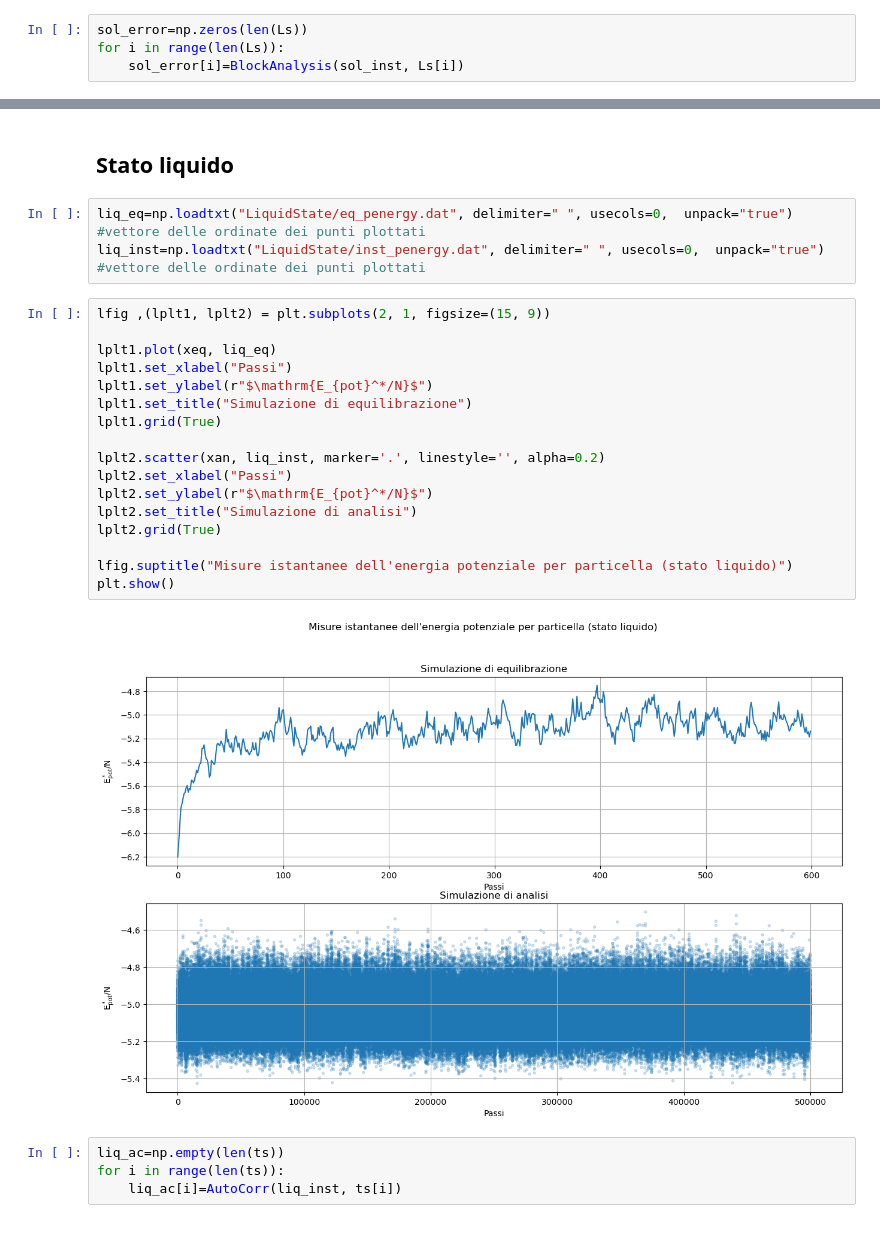
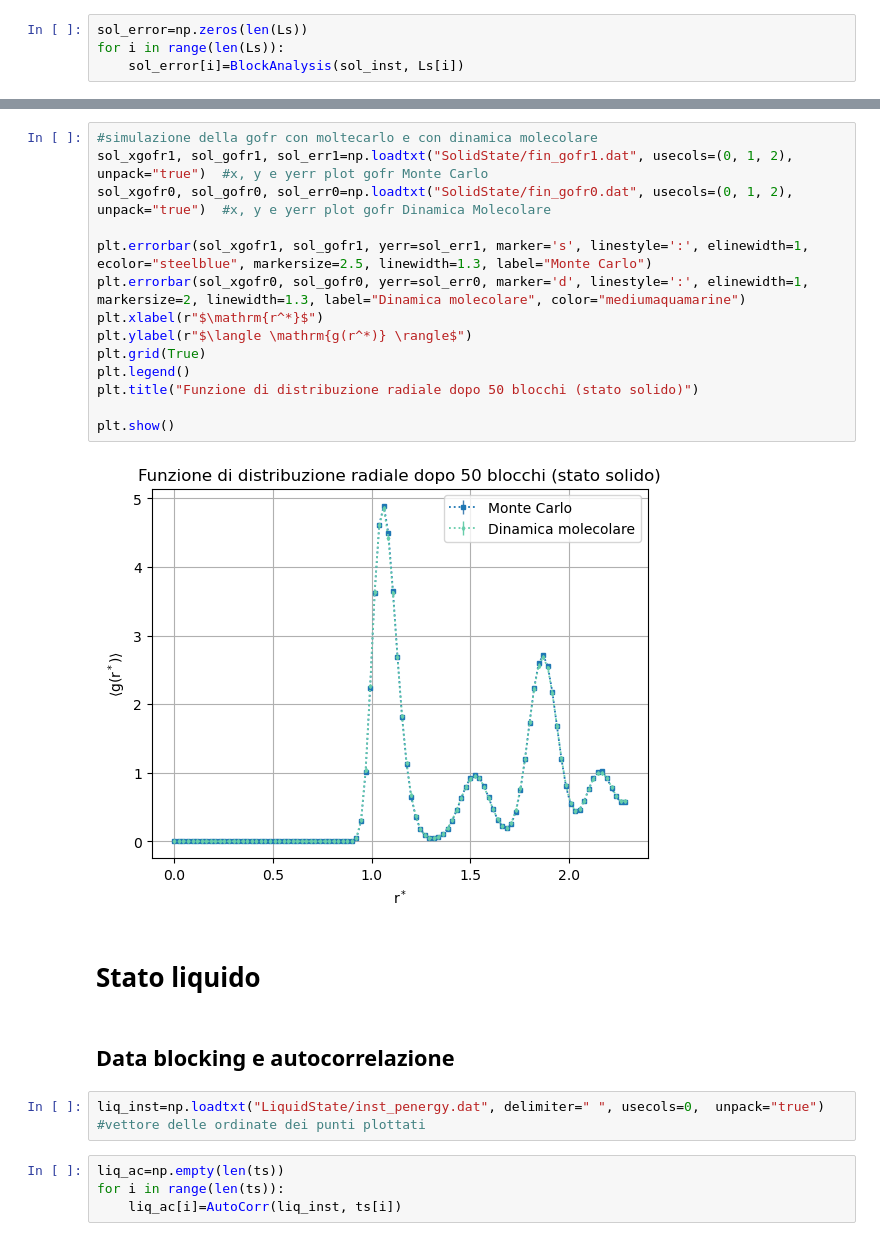
Before and after one commit to angela-bonato/LaboratorioSimulazioneNumerica, a Jupyter notebook: Es07/Esercitazione7.ipynb, the cells around one changed output, grey strips where cells are left out. Saved outputs shown, nothing was run; the diff lists cells and outputs as text.

```diff
--- a/Es07/Esercitazione7.ipynb
+++ b/Es07/Esercitazione7.ipynb
@@ -103,27 +115,25 @@ plt.show()
+# %%
+#simulazione della gofr con moltecarlo e con dinamica molecolare
+sol_xgofr1, sol_gofr1, sol_err1=np.loadtxt("SolidState/fin_gofr1.dat", usecols=(0, 1, 2), unpack="true")  #x, y e yerr plot gofr Monte Carlo
+sol_xgofr0, sol_gofr0, sol_err0=np.loadtxt("SolidState/fin_gofr0.dat", usecols=(0, 1, 2), unpack="true")  #x, y e yerr plot gofr Dinamica Molecolare
+
+plt.errorbar(sol_xgofr1, sol_gofr1, yerr=sol_err1, marker='s', linestyle=':', elinewidth=1, ecolor="steelblue", markersize=2.5, linewidth=1.3, label="Monte Carlo")
+plt.errorbar(sol_xgofr0, sol_gofr0, yerr=sol_err0, marker='d', linestyle=':', elinewidth=1, markersize=2, linewidth=1.3, label="Dinamica molecolare", color="mediumaquamarine")
+plt.xlabel(r"$\mathrm{r^*}$")
+plt.ylabel(r"$\langle \mathrm{g(r^*)} \rangle$")
+plt.grid(True)
+plt.legend()
+plt.title("Funzione di distribuzione radiale dopo 50 blocchi (stato solido)")
+
+plt.show()
+# %% [output]
+[figure, added]
 # %% [markdown]
-## Stato liquido
+# Stato liquido
+# %% [markdown]
+## Data blocking e autocorrelazione
 # %%
-liq_eq=np.loadtxt("LiquidState/eq_penergy.dat", delimiter=" ", usecols=0,  unpack="true")  #vettore delle ordinate dei punti plottati
 liq_inst=np.loadtxt("LiquidState/inst_penergy.dat", delimiter=" ", usecols=0,  unpack="true")  #vettore delle ordinate dei punti plottati
-# %%
-lfig ,(lplt1, lplt2) = plt.subplots(2, 1, figsize=(15, 9))
-
-lplt1.plot(xeq, liq_eq)
-lplt1.set_xlabel("Passi")
-lplt1.set_ylabel(r"$\mathrm{E_{pot}^*/N}$")
-lplt1.set_title("Simulazione di equilibrazione")
-lplt1.grid(True)
-
-lplt2.scatter(xan, liq_inst, marker='.', linestyle='', alpha=0.2)
-lplt2.set_xlabel("Passi")
-lplt2.set_ylabel(r"$\mathrm{E_{pot}^*/N}$")
-lplt2.set_title("Simulazione di analisi")
-lplt2.grid(True)
-
-lfig.suptitle("Misure istantanee dell'energia potenziale per particella (stato liquido)")
-plt.show()
-# %% [output]
-[figure, removed]
 # %%
 liq_ac=np.empty(len(ts))
 for i in range(len(ts)):
```
Also changed, not shown: parts of 23 cells of this notebook, 35 other files.
